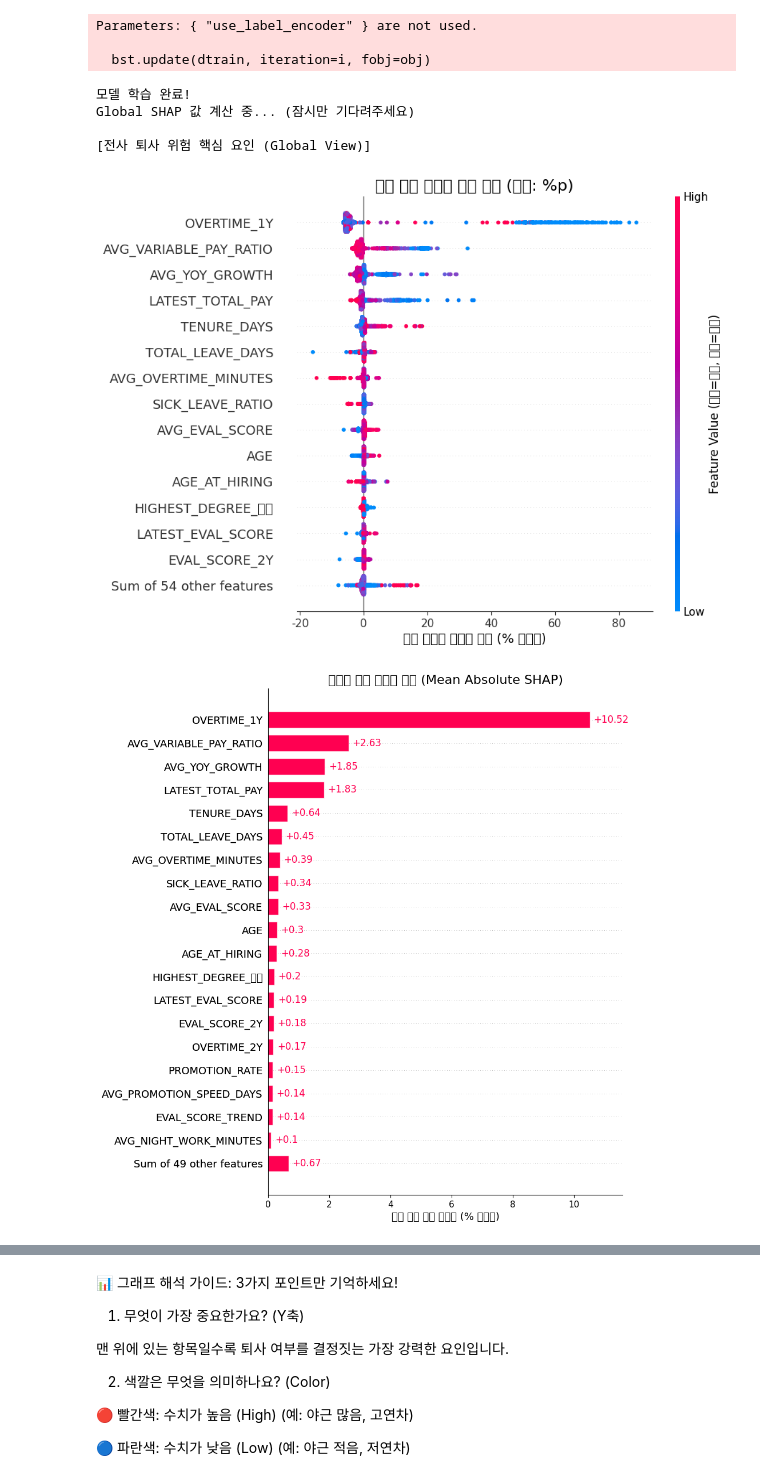
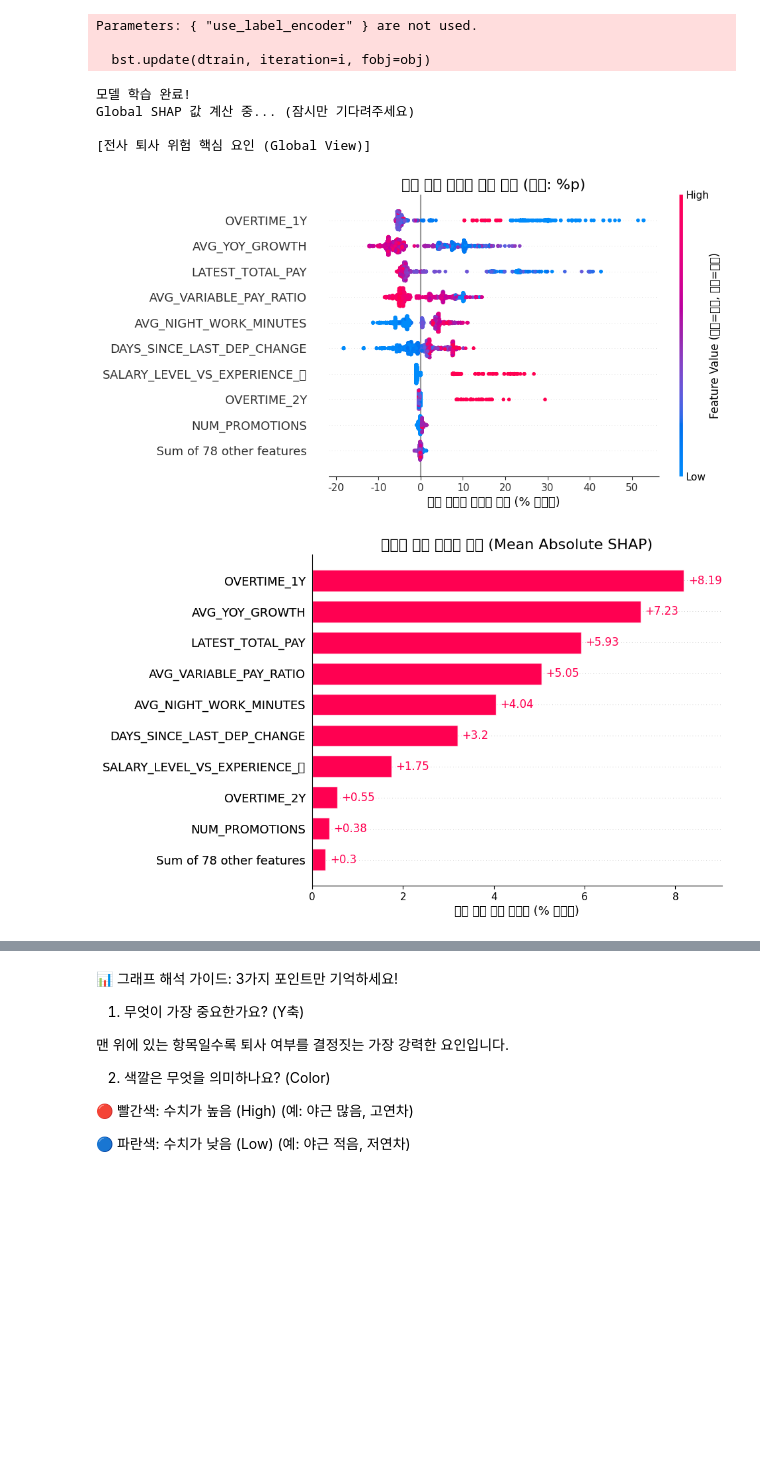
Before and after one commit to HRA-1/preto-1, a Jupyter notebook: notebooks/tables/test_ml_shap_global.ipynb, the cells around one changed output, grey strips where cells are left out. Cells and saved outputs as stored; diff of their text form; code cells hidden in the pictures; blank space fills up the shorter version.

```diff
--- a/notebooks/tables/test_ml_shap_global.ipynb
+++ b/notebooks/tables/test_ml_shap_global.ipynb
@@ -35,7 +35,7 @@ df_leavers = master_df_encoded[master_df_encoded['IS_LEAVER'] == 1]
 df_active = master_df_encoded[master_df_encoded['IS_LEAVER'] == 0]
 
 n_leavers = len(df_leavers)
-n_required_active = n_leavers * 9
+n_required_active = n_leavers * 6
 
 # 재직자 뻥튀기 (Oversampling)
 df_active_oversampled = df_active.sample(n=n_required_active, replace=True, random_state=42)
@@ -48,13 +48,15 @@ X_train = balanced_df[feature_cols].astype(float)
 y_train = balanced_df['IS_LEAVER'].astype(float)
 
 # --- 4. 모델 학습 (가중치 10만 적용) ---
-weight_ratio = 20000.0
+weight_ratio = 50  # (6:1 불균형을 상쇄할 만큼의 힘)
+
 model = xgb.XGBClassifier(
-    n_estimators=100,
-    max_depth=6,
+    n_estimators=weight_ratio,
+    max_depth=2,
     learning_rate=0.1,
-    scale_pos_weight=weight_ratio,
+    scale_pos_weight=weight_ratio,  # <--- [핵심] 이 값이 높을수록 퇴사 확률이 높게 나옴
     random_state=42,
+    min_child_weight=10,
     use_label_encoder=False,
     eval_metric='logloss'
 )
@@ -84,7 +86,7 @@ print("\n[전사 퇴사 위험 핵심 요인 (Global View)]")
 plt.figure(figsize=(12, 8))
 shap.plots.beeswarm(
     shap_values_global,
-    max_display=15,
+    max_display=10,
     show=False,
     color_bar_label="Feature Value (빨강=높음, 파랑=낮음)"
 )
@@ -96,7 +98,7 @@ plt.show()
 plt.figure(figsize=(10, 6))
 shap.plots.bar(
     shap_values_global,
-    max_display=20,
+    max_display=10,
     show=False
 )
 plt.title("요인별 평균 영향력 크기 (Mean Absolute SHAP)", fontsize=16)
@@ -110,34 +112,34 @@ plt.show()
 # (Y축: 해당 변수가 퇴사 확률을 얼마나 높이고 낮췄는지 보여줌)
 
 # 1. 가장 중요한 변수 이름 찾기
 # (평균 절대 SHAP 값이 가장 큰 변수)
 top_feature_idx = np.abs(shap_values_global.values).mean(0).argmax()
 top_feature_name = shap_values_global.feature_names[top_feature_idx]
 
 print(f"\n[심층 분석] 가장 영향력이 큰 변수: '{top_feature_name}' 의존성 분석")
 
 # 2. Dependence Plot 그리기
 # color=shap_values_global은 자동으로 상호작용(Interaction)이 강한 다른 변수로 색상을 입혀줍니다.
 plt.figure(figsize=(10, 6))
 shap.plots.scatter(
     shap_values_global[:, top_feature_name],
     color=shap_values_global,
     show=False
 )
 
 plt.title(f"[{top_feature_name}] 값에 따른 퇴사 확률 변화", fontsize=16)
 plt.ylabel("퇴사 확률 영향도 (% 포인트)")
 plt.grid(True, alpha=0.3)
 plt.show()
 # %% [output]
 Parameters: { "use_label_encoder" } are not used.
 
   bst.update(dtrain, iteration=i, fobj=obj)
 모델 학습 완료!
 Global SHAP 값 계산 중... (잠시만 기다려주세요)
 
 [전사 퇴사 위험 핵심 요인 (Global View)]
-[figure, old version]
+[figure, new version]
-[figure, old version]
+[figure, new version]
 [심층 분석] 가장 영향력이 큰 변수: 'OVERTIME_1Y' 의존성 분석
 <Figure size 1000x600 with 0 Axes>
```
Also changed, not shown: parts of 1 cell of this notebook, 2 other files.
